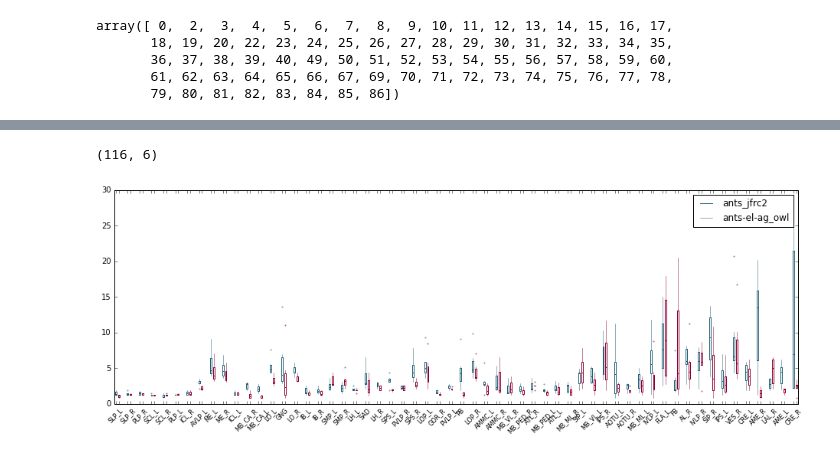
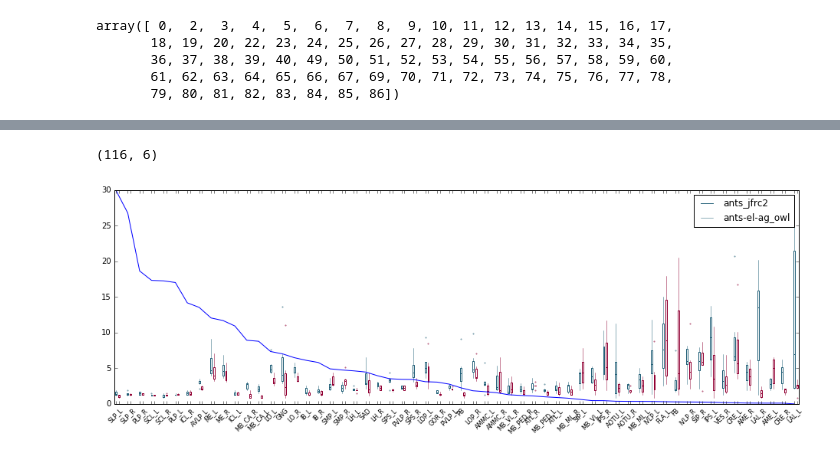
Before and after one commit to saalfeldlab/template-building, a Jupyter notebook: python/HistAnalysis.ipynb, the cells around one changed output, grey strips where cells are left out. Cells and saved outputs as stored; diff of their text form; code cells hidden in the pictures.

Commit message:
add sample_counts to boxplot

```diff
--- a/python/HistAnalysis.ipynb
+++ b/python/HistAnalysis.ipynb
@@ -249,46 +253,32 @@ for l in labels_of_interest:
 #     print resJfrc.shape
 #     print resGrp.shape
 
-    if( resJfrc.shape[1] != resGrp.shape[1] ):
-#         print 'skipping'
-        sample_counts += [ 0 ]
-#         print len(sample_counts)
-        continue
+#     if( resJfrc.shape[1] != resGrp.shape[1] ):
+#         print 'skip'
+#         continue
 
-    if( np.any( np.array(resJfrc.shape) == 0 ) ):
-#         print 'skipping'
-        sample_counts += [ 0 ]
-#         print len(sample_counts)
-        continue
+#     if( np.any( np.array(resJfrc.shape) == 0 ) ):
+#         print 'skip'
+#         continue
 
-    if( np.any( np.array(resGrp.shape) == 0 )):
-#         print 'skipping'
-        sample_counts += [ 0 ]
-#         print len(sample_counts)
-        continue
+#     if( np.any( np.array(resGrp.shape) == 0 )):
+#         print 'skip'
+#         continue
 
     if data is not None:
 
-        if( resJfrc.shape[1] != data.shape[1] ):
-            sample_counts += [ 0 ]
-#             print len(sample_counts)
-#             print 'skipping'
-            continue
+#         if( resJfrc.shape[1] != data.shape[1] ):
+#             print 'skip'
+#             continue
 
-        if( resGrp.shape[1] != data.shape[1] ):
-            sample_counts += [ 0 ]
-#             print len(sample_counts)
-#             print 'skipping'
-            continue
+#         if( resGrp.shape[1] != data.shape[1] ):
+#             print 'skip'
+#             continue
 
         data = np.concatenate( (data,resJfrc,resGrp), axis=0 )
     else:
         data = np.concatenate( (resJfrc,resGrp), axis=0 )
 
-    nj = counts( jfrc_hist_sizes, jfrcHistStatFileList )
-    ng = counts( grp_hist_sizes, grpHistStatFileList )
-    sample_counts += [ ( nj + ng)  ]
-#     print len( sample_counts )
 
     xpositions += [ p, p+1 ]
     p += ( 2 + space )
@@ -326,33 +316,34 @@ for w in bp['whiskers']:
 even = True
 for m in bp['medians']:
     if even:
         m.set( color=c1, linewidth=1)
     else:
         m.set( color=c2, linewidth=1)
     even = not even
 
 for c in bp['caps']:
     c.set_visible( False )
 
 even = True
 for flier in bp['fliers']:
     if even:
         flier.set(marker='.', markeredgecolor=c1, markerfacecolor=c1, markersize=3, alpha=0.5 )
     else:
         flier.set(marker='.', markeredgecolor=c2, markerfacecolor=c2, markersize=3, alpha=0.5 )
     even = not even
 
 # Plot sample counts
 ax = plt.gca()
-# maxy = ax.get_ylim()
-# plt.plot( xpositions, sorted_counts / ( maxy / sorted_counts[ 0 ]))
+maxy = ax.get_ylim()
+scaled_sorted_counts =  sorted_counts_of_interest * ( maxy[1] / sorted_counts_of_interest[ 0 ])
+plt.plot( xpositions[::2], scaled_sorted_counts )
 
 plt.legend( names )
 
 ax.set_xticklabels( xlabels )
 plt.setp( ax.get_xticklabels(), rotation=45, fontsize=8 )
 
 plt.savefig('/nrs/saalfeld/john/projects/flyChemStainAtlas/comparisons/test.svg')
 # %% [output]
 (116, 6)
-[figure, old version]
+[figure, new version]
```
Also changed, not shown: parts of 4 cells of this notebook.
